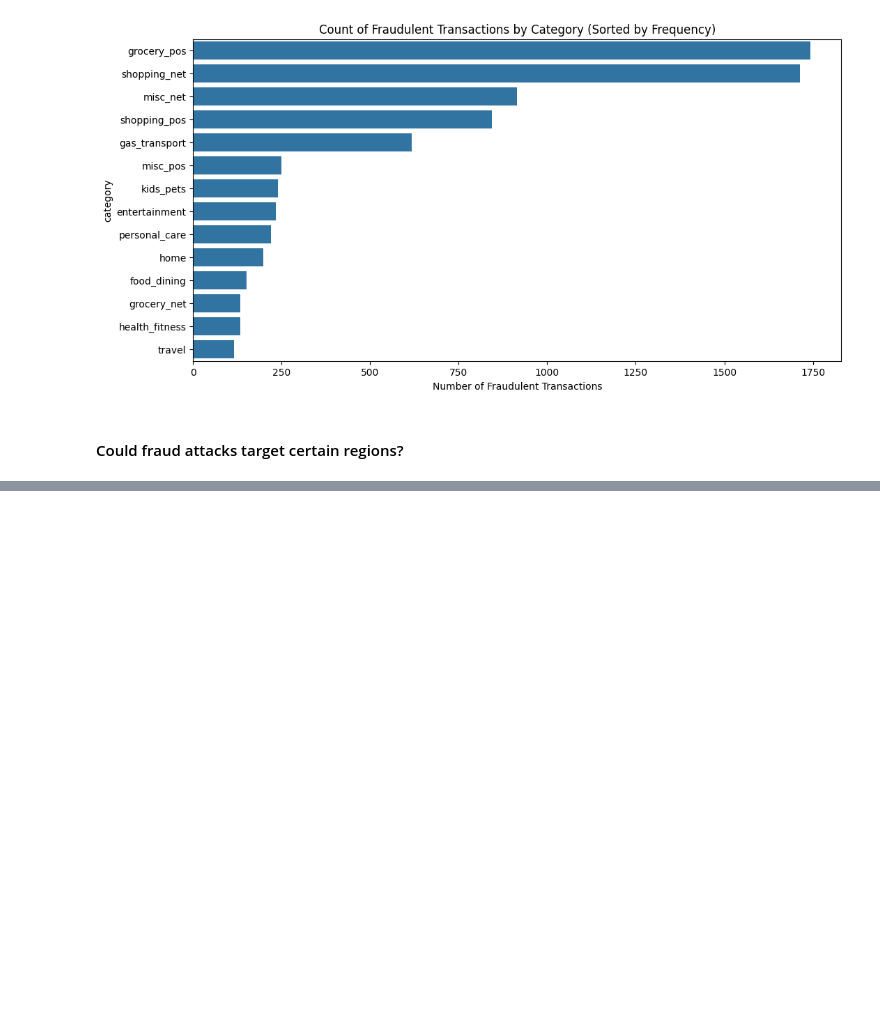
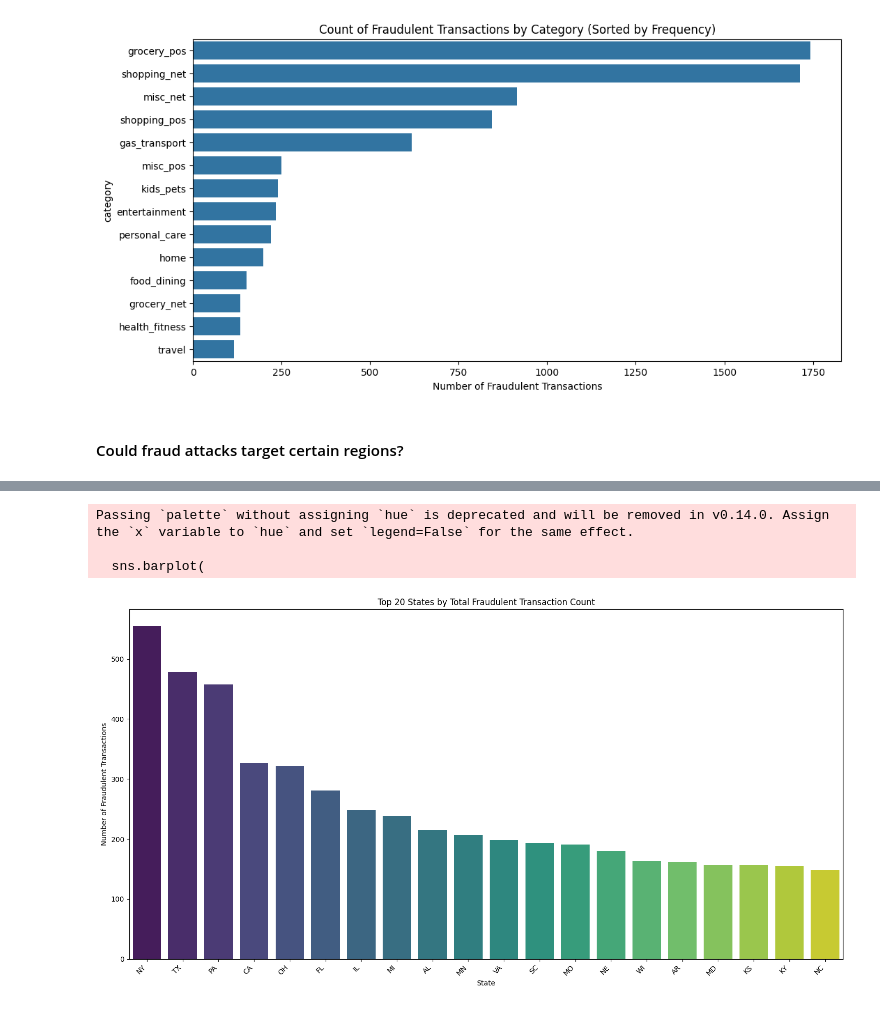
Before and after one commit to Clarkey33/fraud-detection-mlops-pipeline, a Jupyter notebook: notebooks/01-initial-eda.ipynb, the cells around one changed output, grey strips where cells are left out. Cells and saved outputs as stored; diff of their text form; code cells hidden in the pictures; blank space fills up the shorter version.

```diff
--- a/notebooks/01-initial-eda.ipynb
+++ b/notebooks/01-initial-eda.ipynb
@@ -391,0 +423,8 @@ Map successfully saved to: /home/on3b3ar/projects/fraud-detection-mlops-pipeline
+# %%
+print("Top 13 States by Fraud Count")
+state_fraud_counts = df.groupby('state')['is_fraud'].sum().sort_values(ascending=False)
+print(state_fraud_counts.head(13))
+
+print(f"\nTop 13 Cities by Fraud Count")
+city_fraud_counts=df.groupby(['city','city_pop'])['is_fraud'].sum().sort_values(ascending=False)
+print(city_fraud_counts.head(13))
@@ -391,0 +449,38 @@ Map successfully saved to: /home/on3b3ar/projects/fraud-detection-mlops-pipeline
+# %%
+top_states = state_fraud_counts.nlargest(20)
+plt.figure(figsize=(15, 8))
+
+sns.barplot(
+    x=top_states.index,
+    y=top_states.values,
+    palette='viridis',
+    order=top_states.index # Ensure bars are sorted from highest to lowest
+)
+
+plt.title('Top 20 States by Total Fraudulent Transaction Count')
+plt.xlabel('State')
+plt.ylabel('Number of Fraudulent Transactions')
+plt.xticks(rotation=45, ha='right')
+plt.tight_layout()
+plt.show()
+
+
+# top_states = df['state'].value_counts().nlargest(20).index
+# df_top_states= df[df['state'].isin(top_states)]
+# state_xtab = pd.crosstab(df_top_states['state'], df_top_states['is_fraud'])
+# state_xtab_proportional = state_xtab.div(state_xtab.sum(axis=1),axis=0)
+
+# state_xtab_proportional.plot(kind='bar', stacked=True, figsize=(15,8), colormap='viridis')
+
+# plt.title('Proportion of Fraudulent vs. Legitimate Transactions by State (Top 20 States)')
+# plt.xlabel('State')
+# plt.ylabel('Proportion')
+# plt.legend(title='Is Fraud', labels=['Not Fraud (0)', 'Fraud (1)'])
+# plt.xticks(rotation=45, ha='right')
+# plt.tight_layout()
+# plt.show()
+# %% [output]
+Passing `palette` without assigning `hue` is deprecated and will be removed in v0.14.0. Assign the `x` variable to `hue` and set `legend=False` for the same effect.
+
+  sns.barplot(
+[figure, added]
```
Also changed, not shown: parts of 20 cells of this notebook.
